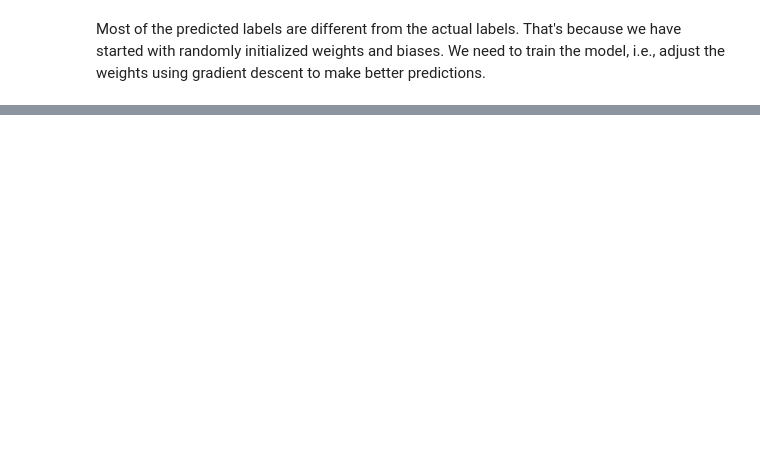
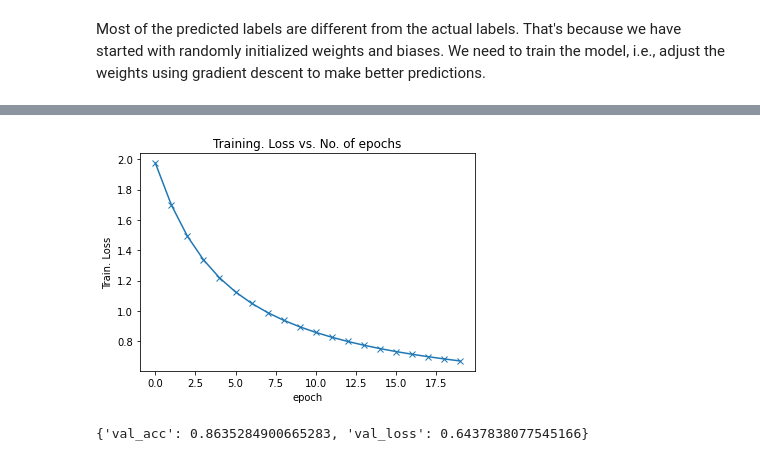
Before and after one commit to Saurav-Raghaw/Python, a Jupyter notebook: PyTorch_5.ipynb, the cells around one changed output, grey strips where cells are left out. Drawn from its saved outputs; the diff is of its cells as text; code cells hidden in the pictures; blank space fills up the shorter version.

```diff
--- a/PyTorch_5.ipynb
+++ b/PyTorch_5.ipynb
@@ -321,0 +558,15 @@ Most of the predicted labels are different from the actual labels. That's becaus
+# %%
+history = [result0] + history1
+train_loss = []
+for result in history:
+  if 'train_loss' in result:
+    train_loss.append(result['train_loss'])
+  else:
+    continue
+
+plt.plot(train_loss, '-x')
+plt.xlabel('epoch')
+plt.ylabel('Train. Loss')
+plt.title('Training. Loss vs. No. of epochs');
+# %% [output]
+[figure, added]
@@ -321,0 +578,6 @@ Most of the predicted labels are different from the actual labels. That's becaus
+# %%
+test_loader = DataLoader(test_dataset, batch_size=128)
+result = evaluate(model, test_loader)
+result
+# %% [output]
+{'val_acc': 0.8635284900665283, 'val_loss': 0.6437838077545166}
```
Also changed, not shown: parts of 32 cells of this notebook.
